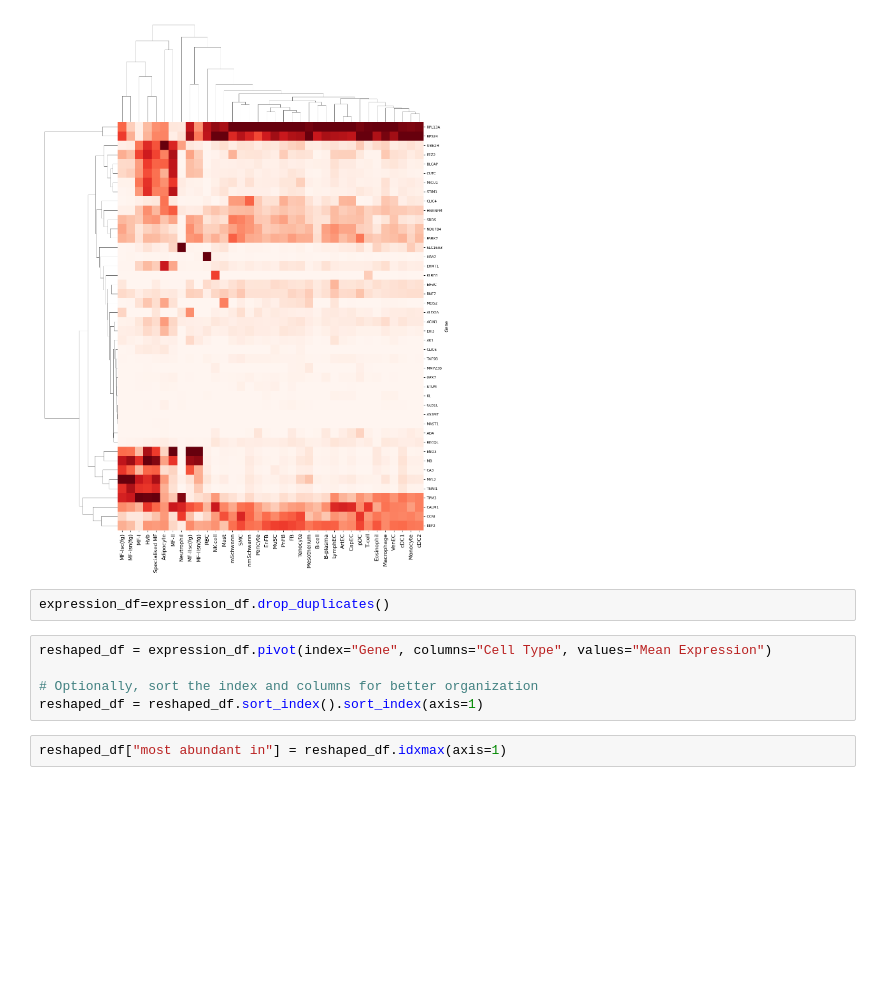
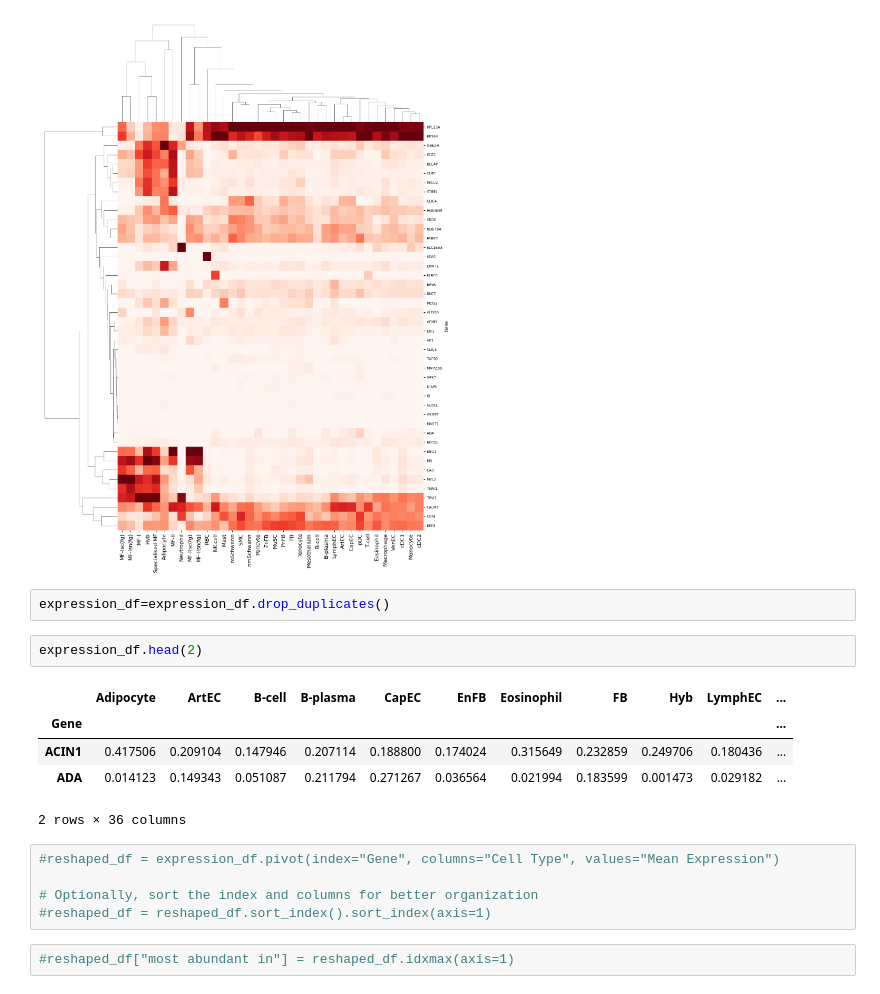
Before and after one commit to GuerreroVazquez/muscleCellAtlas, a Jupyter notebook: Is_gene_distibution_normal?.ipynb, the cells around one changed output. Drawn from its saved outputs; the diff is of its cells as text; blank space fills up the shorter version.

```diff
--- a/Is_gene_distibution_normal?.ipynb
+++ b/Is_gene_distibution_normal?.ipynb
@@ -189,11 +207,19 @@ plt.show()
 [figure]
 # %%
 expression_df=expression_df.drop_duplicates()
+# %%
+expression_df.head(2)
+# %% [output]
+|  | Adipocyte | ArtEC | B-cell | B-plasma | CapEC | EnFB | Eosinophil | FB | Hyb | LymphEC | ... |
+| Gene |  |  |  |  |  |  |  |  |  |  | ... |
+| ACIN1 | 0.417506 | 0.209104 | 0.147946 | 0.207114 | 0.188800 | 0.174024 | 0.315649 | 0.232859 | 0.249706 | 0.180436 | ... |
+| ADA | 0.014123 | 0.149343 | 0.051087 | 0.211794 | 0.271267 | 0.036564 | 0.021994 | 0.183599 | 0.001473 | 0.029182 | ... |
+2 rows × 36 columns
 # %%
-reshaped_df = expression_df.pivot(index="Gene", columns="Cell Type", values="Mean Expression")
+#reshaped_df = expression_df.pivot(index="Gene", columns="Cell Type", values="Mean Expression")
 
 # Optionally, sort the index and columns for better organization
-reshaped_df = reshaped_df.sort_index().sort_index(axis=1)
+#reshaped_df = reshaped_df.sort_index().sort_index(axis=1)
 # %%
-reshaped_df["most abundant in"] = reshaped_df.idxmax(axis=1)
+#reshaped_df["most abundant in"] = reshaped_df.idxmax(axis=1)
 # %%
```
Also changed, not shown: parts of 14 cells of this notebook, 2 other files.
